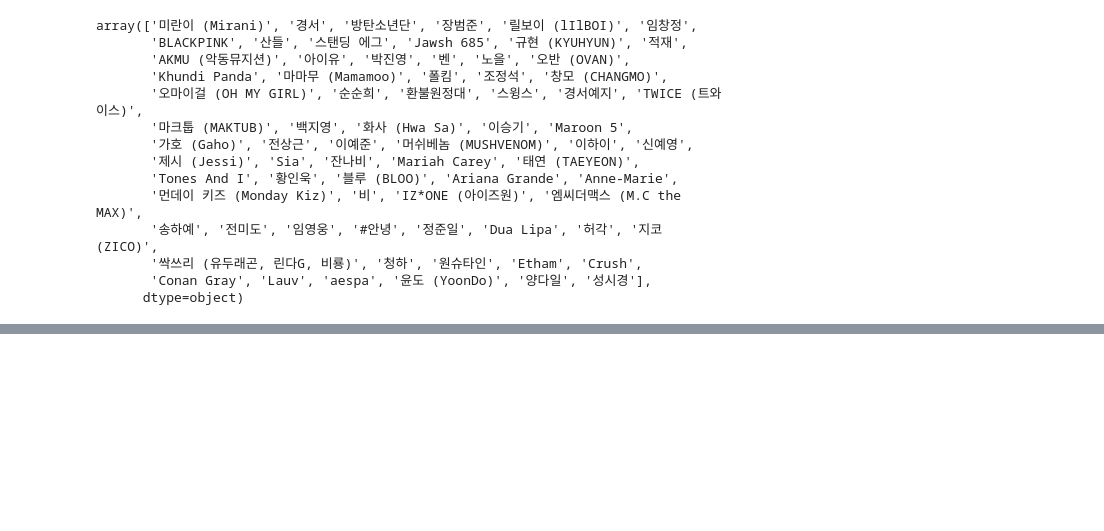
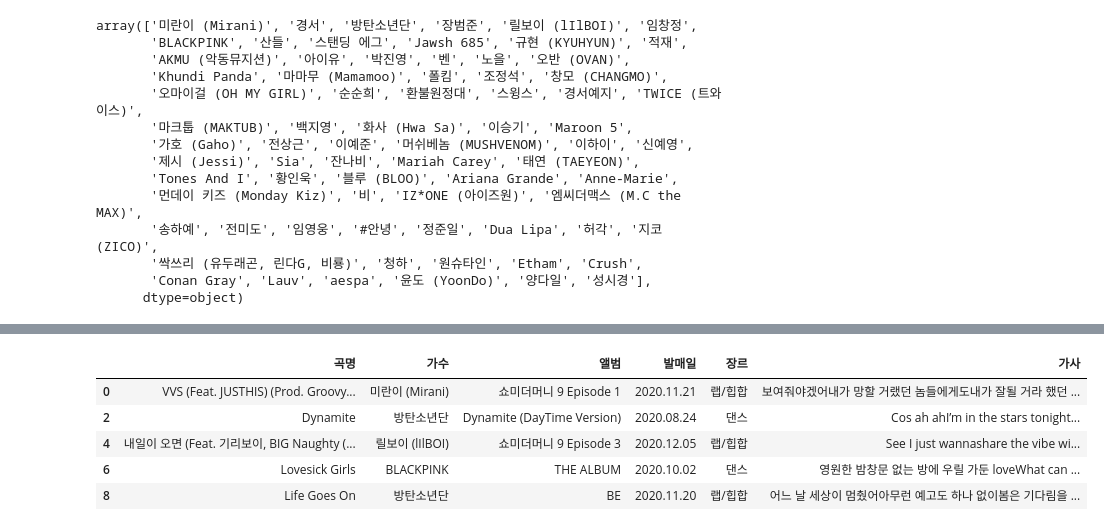
Before and after one commit to vega2k/webscraping_datascience, a Jupyter notebook: 3.멜론100Chart_수집_분석_저장.ipynb, the cells around one changed output, grey strips where cells are left out. Cells and saved outputs as stored; diff of their text form; code cells hidden in the pictures; blank space fills up the shorter version.

```diff
--- a/3.멜론100Chart_수집_분석_저장.ipynb
+++ b/3.멜론100Chart_수집_분석_저장.ipynb
@@ -317,0 +338,10 @@ array(['미란이 (Mirani)', '경서', '방탄소년단', '장범준', '릴보
+# %%
+# Slicing으로 인덱스가 0부터 8까지, 1줄 씩 skip, 모든 열
+song_df.loc[0:8:2, :]
+# %% [output]
+|  | 곡명 | 가수 | 앨범 | 발매일 | 장르 | 가사 |
+| 0 | VVS (Feat. JUSTHIS) (Prod. Groovy... | 미란이 (Mirani) | 쇼미더머니 9 Episode 1 | 2020.11.21 | 랩/힙합 | 보여줘야겠어내가 망할 거랬던 놈들에게도내가 잘될 거라 했던 ... |
+| 2 | Dynamite | 방탄소년단 | Dynamite (DayTime Version) | 2020.08.24 | 댄스 | Cos ah ahI’m in the stars tonight... |
+| 4 | 내일이 오면 (Feat. 기리보이, BIG Naughty (... | 릴보이 (lIlBOI) | 쇼미더머니 9 Episode 3 | 2020.12.05 | 랩/힙합 | See I just wannashare the vibe wi... |
+| 6 | Lovesick Girls | BLACKPINK | THE ALBUM | 2020.10.02 | 댄스 | 영원한 밤창문 없는 방에 우릴 가둔 loveWhat can ... |
+| 8 | Life Goes On | 방탄소년단 | BE | 2020.11.20 | 랩/힙합 | 어느 날 세상이 멈췄어아무런 예고도 하나 없이봄은 기다림을 ... |
```
Also changed, not shown: parts of 12 cells of this notebook, 3 other files.
